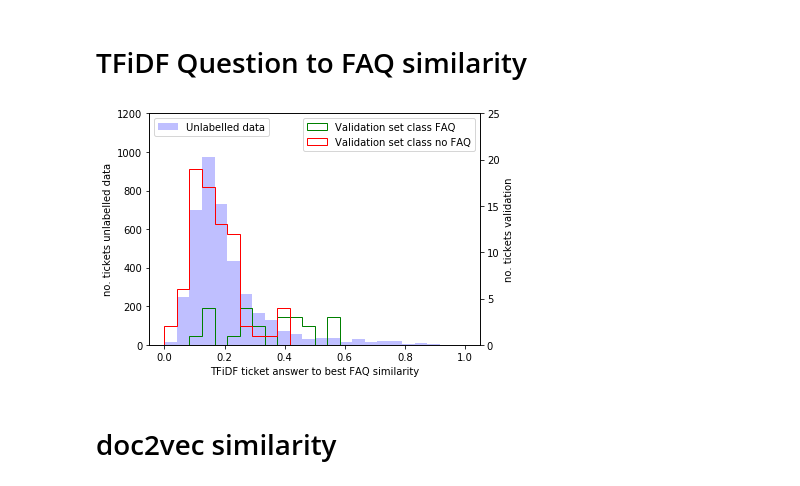
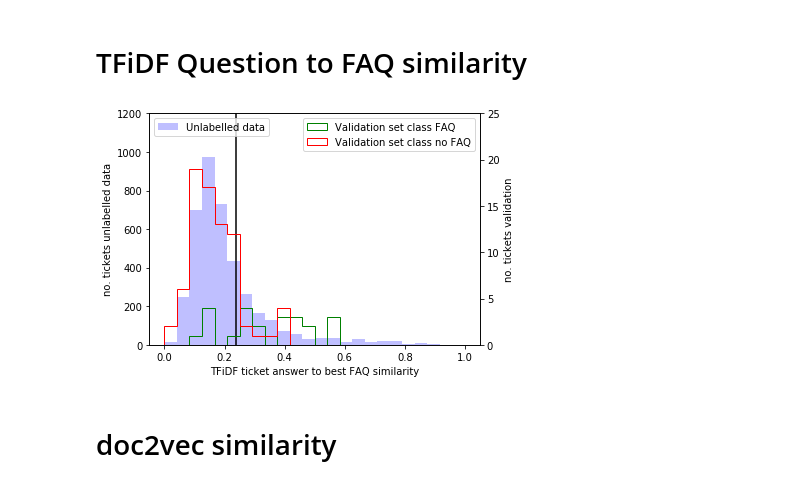
Before and after one commit to mmr12/Data-Science-lab-2018, a Jupyter notebook: PreperationWork/Poster_figs/Similarities_figs.ipynb, the cells around one changed output. Cells and saved outputs as stored; diff of their text form; code cells hidden in the pictures.

```diff
--- a/PreperationWork/Poster_figs/Similarities_figs.ipynb
+++ b/PreperationWork/Poster_figs/Similarities_figs.ipynb
@@ -88,21 +88,23 @@ sFT_val_neg_ans = np.max(cosine_similarity(FAQ_matrix_ans, val_neg_ans), axis=0)
 # %%
 fig, ax1 = plt.subplots()
 bins =  np.linspace(0, 1,25)
 ax1.hist(strength_FAQ_ticket_max_ans, bins,alpha=.25, label="Unlabelled data", color="blue")
 ax1.set_xlabel('TFiDF ticket answer to best FAQ similarity')
 ax1.set_ylabel('no. tickets unlabelled data')
 plt.ylim(top=1200)
+thresh = np.quantile(strength_FAQ_ticket_max_ans,0.75)
+plt.axvline(x=thresh,color='k',ymax=1000)
 ax2 = ax1.twinx()
 ax2.hist(sFT_val_pos_ans, bins,alpha=1, label="Validation set class FAQ", color = "green", histtype ="step")
 ax2.hist(sFT_val_neg_ans, bins,alpha=1, label="Validation set class no FAQ", color = "red", histtype ="step")
 ax2.set_ylabel('no. tickets validation')
 plt.ylim(top=25)
 fig.tight_layout()
 ax1.legend(loc=2)
 ax2.legend()
 plt.show()
 # %% [output]
-[figure, old version]
+[figure, new version]
 # %% [markdown]
 # doc2vec similarity
 # %%
```
Also changed, not shown: parts of 6 cells of this notebook, 1 other file.
